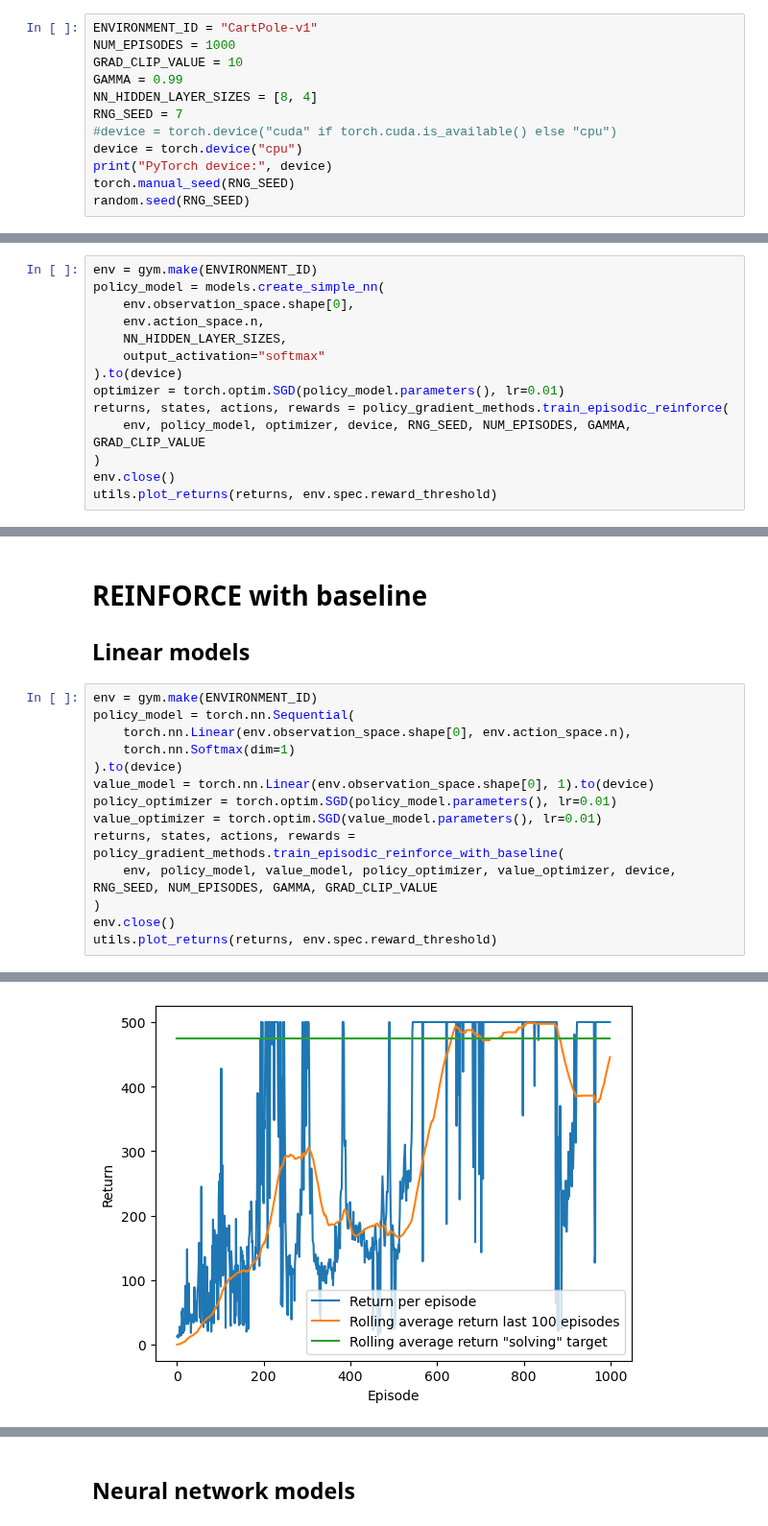
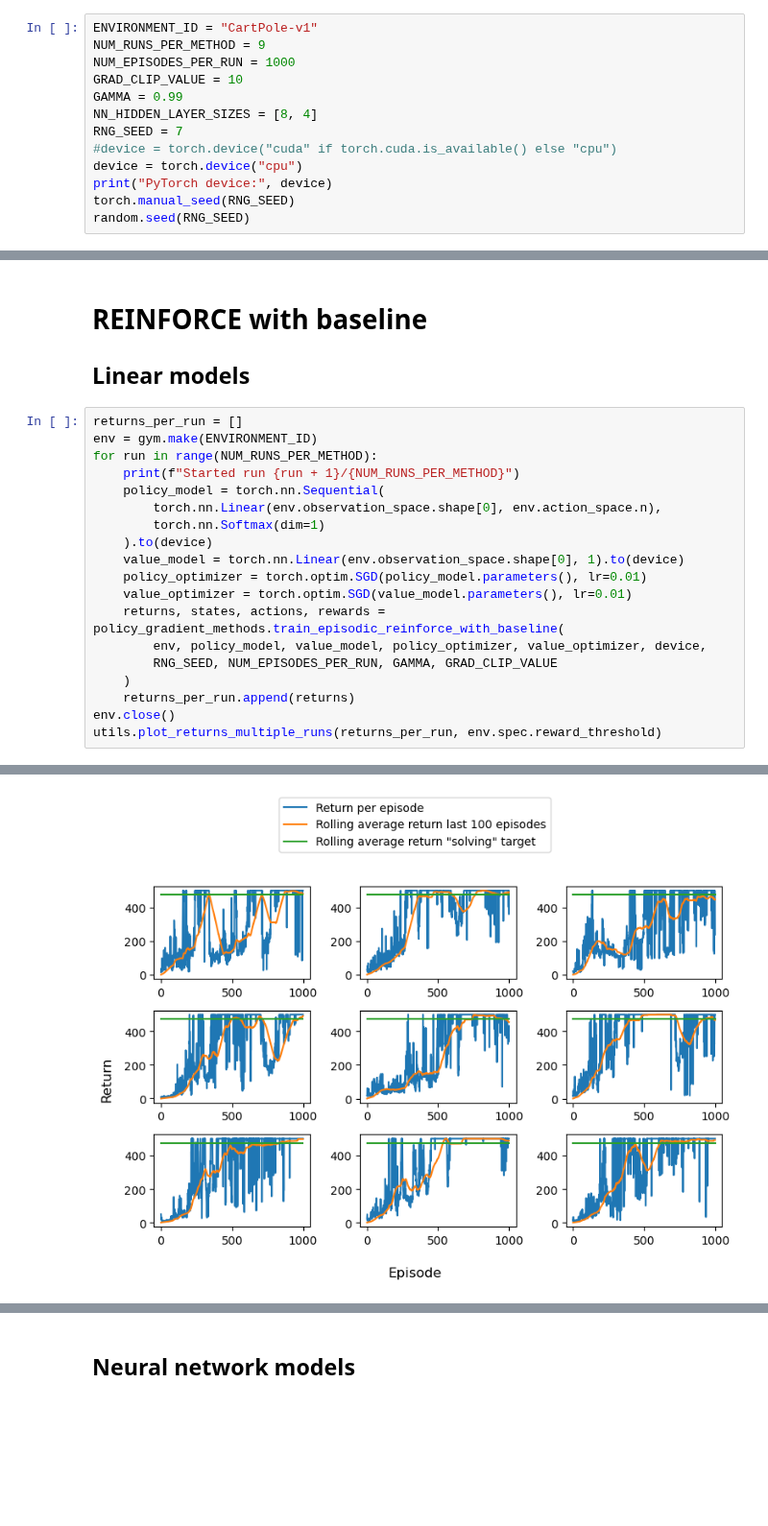
Before and after one commit to CarlFredriksson/rl-gymnasium-training, a Jupyter notebook: CartPole/cart_pole_reinforce.ipynb, the cells around one changed output, grey strips where cells are left out. Shown at 96% size. Saved outputs shown, nothing was run; the diff lists cells and outputs as text; blank space fills up the shorter version.

```diff
--- a/CartPole/cart_pole_reinforce.ipynb
+++ b/CartPole/cart_pole_reinforce.ipynb
@@ -11,7 +11,8 @@ import random
 # Settings
 # %%
 ENVIRONMENT_ID = "CartPole-v1"
-NUM_EPISODES = 1000
+NUM_RUNS_PER_METHOD = 9
+NUM_EPISODES_PER_RUN = 1000
 GRAD_CLIP_VALUE = 10
 GAMMA = 0.99
 NN_HIDDEN_LAYER_SIZES = [8, 4]
@@ -111,14 +88,0 @@ Average return per episode: 10.837
-# %%
-env = gym.make(ENVIRONMENT_ID)
-policy_model = models.create_simple_nn(
-    env.observation_space.shape[0],
-    env.action_space.n,
-    NN_HIDDEN_LAYER_SIZES,
-    output_activation="softmax"
-).to(device)
-optimizer = torch.optim.SGD(policy_model.parameters(), lr=0.01)
-returns, states, actions, rewards = policy_gradient_methods.train_episodic_reinforce(
-    env, policy_model, optimizer, device, RNG_SEED, NUM_EPISODES, GAMMA, GRAD_CLIP_VALUE
-)
-env.close()
-utils.plot_returns(returns, env.spec.reward_threshold)
@@ -130,17 +91,22 @@ Average return per episode: 9.82
 
 ## Linear models
 # %%
+returns_per_run = []
 env = gym.make(ENVIRONMENT_ID)
-policy_model = torch.nn.Sequential(
-    torch.nn.Linear(env.observation_space.shape[0], env.action_space.n),
-    torch.nn.Softmax(dim=1)
-).to(device)
-value_model = torch.nn.Linear(env.observation_space.shape[0], 1).to(device)
-policy_optimizer = torch.optim.SGD(policy_model.parameters(), lr=0.01)
-value_optimizer = torch.optim.SGD(value_model.parameters(), lr=0.01)
-returns, states, actions, rewards = policy_gradient_methods.train_episodic_reinforce_with_baseline(
-    env, policy_model, value_model, policy_optimizer, value_optimizer, device, RNG_SEED, NUM_EPISODES, GAMMA, GRAD_CLIP_VALUE
-)
+for run in range(NUM_RUNS_PER_METHOD):
+    print(f"Started run {run + 1}/{NUM_RUNS_PER_METHOD}")
+    policy_model = torch.nn.Sequential(
+        torch.nn.Linear(env.observation_space.shape[0], env.action_space.n),
+        torch.nn.Softmax(dim=1)
+    ).to(device)
+    value_model = torch.nn.Linear(env.observation_space.shape[0], 1).to(device)
+    policy_optimizer = torch.optim.SGD(policy_model.parameters(), lr=0.01)
+    value_optimizer = torch.optim.SGD(value_model.parameters(), lr=0.01)
+    returns, states, actions, rewards = policy_gradient_methods.train_episodic_reinforce_with_baseline(
+        env, policy_model, value_model, policy_optimizer, value_optimizer, device,
+        RNG_SEED, NUM_EPISODES_PER_RUN, GAMMA, GRAD_CLIP_VALUE
+    )
+    returns_per_run.append(returns)
 env.close()
-utils.plot_returns(returns, env.spec.reward_threshold)
+utils.plot_returns_multiple_runs(returns_per_run, env.spec.reward_threshold)
 # %% [output]
@@ -148 +122 @@ Average return per episode: 310.809
-[figure, old version]
+[figure, new version]
```
Also changed, not shown: parts of 14 cells of this notebook, 2 other files.
